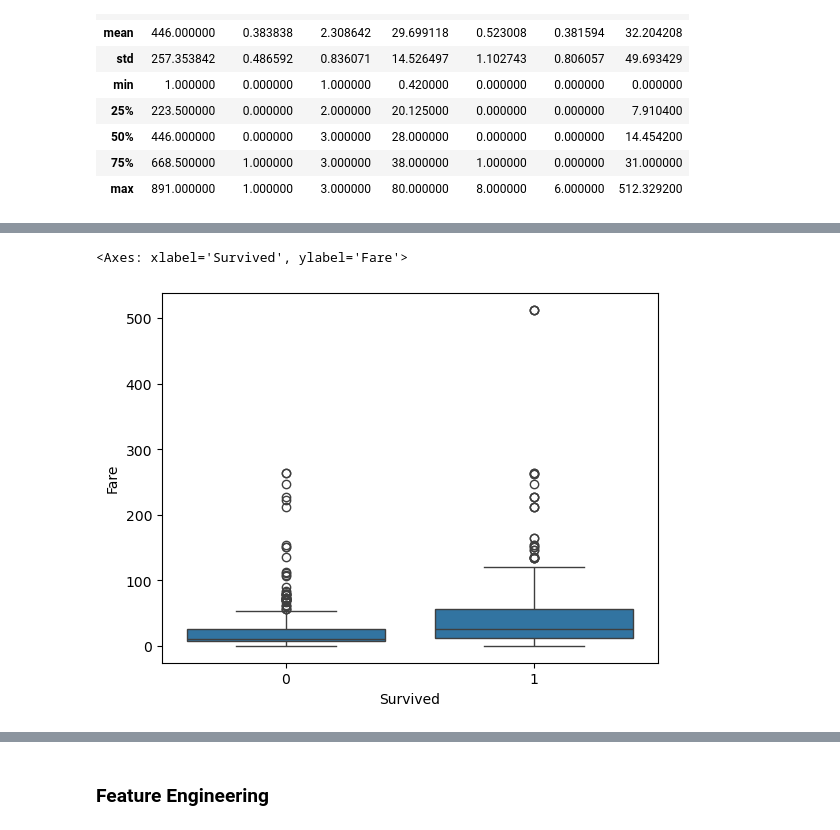
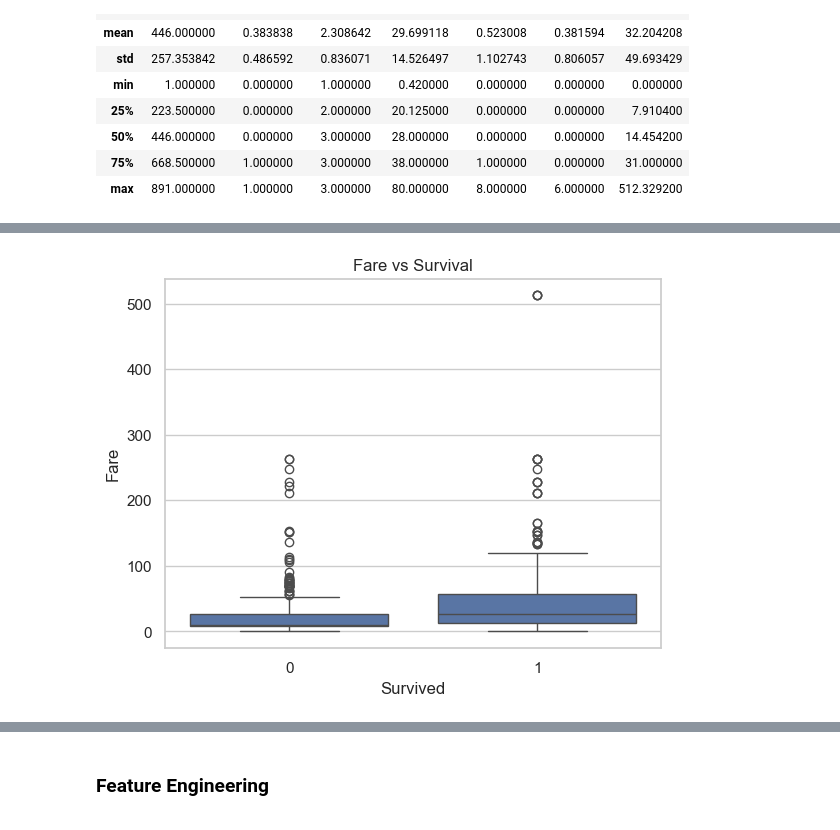
Before and after one commit to shreya2334/titanic-eda, a Jupyter notebook: titanic_eda.ipynb, the cells around one changed output, grey strips where cells are left out. Saved outputs shown, nothing was run; the diff lists cells and outputs as text; code cells hidden in the pictures.

```diff
--- a/titanic_eda.ipynb
+++ b/titanic_eda.ipynb
@@ -144,5 +52,3 @@ Name: Age, Length: 891, dtype: float64
-# %%
-df.drop('Cabin', axis = 1, inplace = True)
 # %%
 df.isnull().sum()
 # %% [output]
@@ -167 +68,7 @@ Index(['PassengerId', 'Survived', 'Pclass', 'Name', 'Sex', 'Age', 'SibSp',
+# %%
+df['Age'] = df['Age'].fillna(df['Age'].median())
+df['Embarked'] = df['Embarked'].fillna(df['Embarked'].mode()[0])
+
+if 'Cabin' in df.columns:
+    df.drop(columns=['Cabin'], inplace=True)
 # %% [markdown]
@@ -247,4 +101,0 @@ sns.boxplot(x = 'Age', y = 'Survived', data = df)
-# %%
-df['AgeGroup'] = pd.cut(df['Age'], bins = [0, 12, 18, 40, 60, 80],
-                       labels = ['Child', 'Teen', 'Adult', 'MiddleAge', 'Senior'])
-sns.countplot(data = df, x = 'AgeGroup', hue = 'Survived')
@@ -254,2 +101,0 @@ sns.countplot(data = df, x = 'AgeGroup', hue = 'Survived')
-# %%
-df['FamilySize'] = df['SibSp'] + df['Parch'] + 1
@@ -266,5 +110,8 @@ sns.countplot(data = df, x = 'Fare', hue = 'Survived')
 # %%
-sns.boxplot(x = 'Survived', y = 'Fare', data = df)
+sns.boxplot(x='Survived', y='Fare', data=df)
+plt.title("Fare vs Survival")
+plt.show()
+
+# Insight: Higher fare passengers had better survival chances
 # %% [output]
-<Axes: xlabel='Survived', ylabel='Fare'>
-[figure, old version]
+[figure, new version]
```
Also changed, not shown: parts of 63 cells of this notebook, 1 other file.
